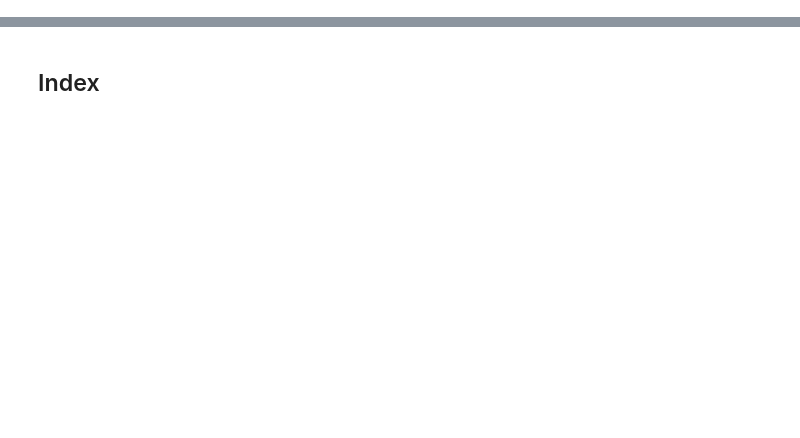
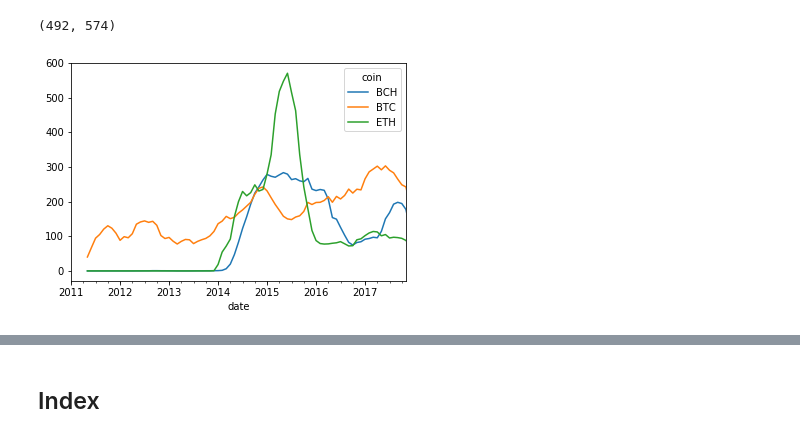
Before and after one commit to omdv/crypto-git-tracker, a Jupyter notebook: eda/EDA.ipynb, the cells around one changed output, grey strips where cells are left out. Saved outputs shown, nothing was run; the diff lists cells and outputs as text; code cells hidden in the pictures; blank space fills up the shorter version.

```diff
--- a/eda/EDA.ipynb
+++ b/eda/EDA.ipynb
@@ -60,3 +55,19 @@ ax.set_ylim(0,20)
+# %%
+"""
+Commits indicator #1.3
+6 month moving average of commits per week
+"""
+commits_per_month = df.groupby([pd.TimeGrouper('M'), 'coin']).count()['login'].unstack().fillna(0)
+
+period = 6
+commits_per_month_rolling = commits_per_month.rolling(period).mean()
+
+# plot
+ax = commits_per_rolling.plot()
+ax.set_xlim(pd.Timestamp('2011-01-01'), pd.Timestamp('2017-11-30'))
+# %% [output]
+(492, 574)
+[figure, added]
 # %%
 """
 Developers Indicator #2.1
```
Also changed, not shown: parts of 16 cells of this notebook, 45 other files.
